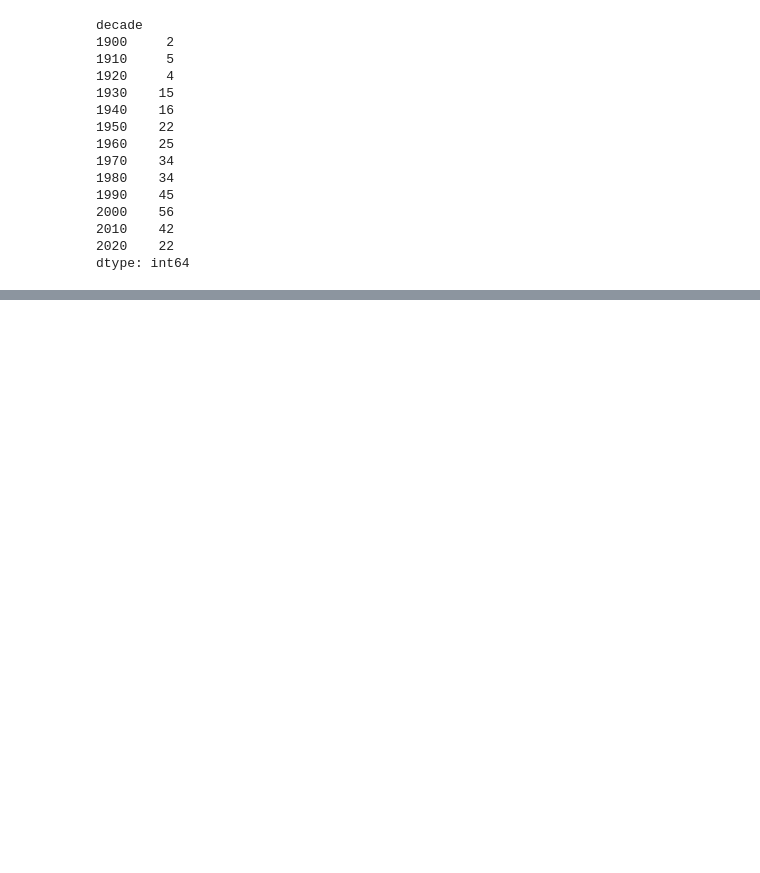
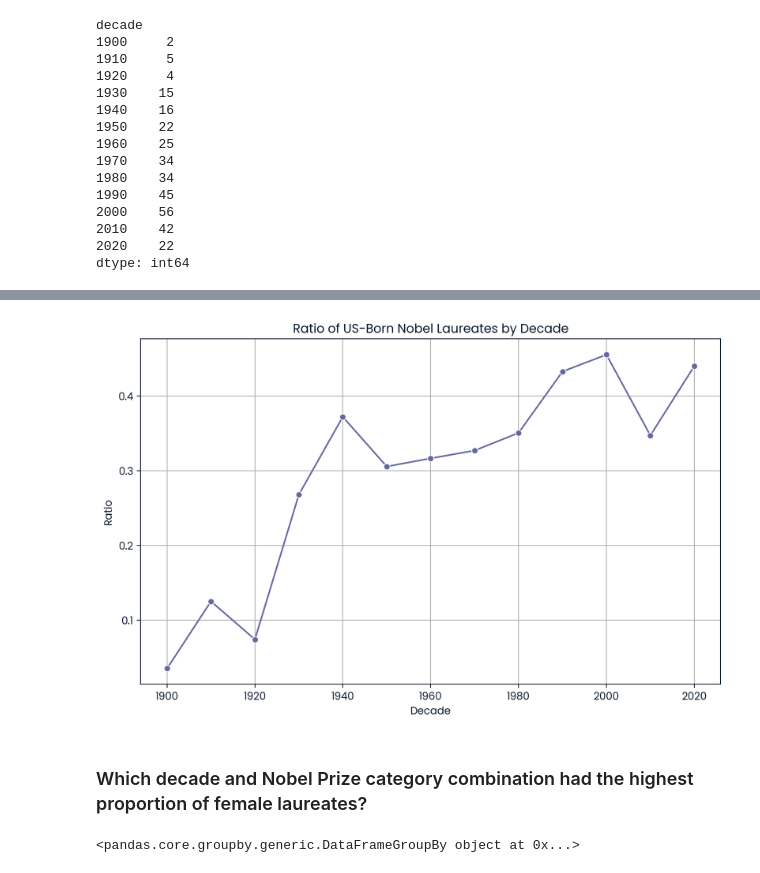
Before and after one commit to hibahdesu/Visualizing-the-History-of-Nobel-Prize-Winners, a Jupyter notebook: Analysis.ipynb, the cells around one changed output, grey strips where cells are left out. Drawn from its saved outputs; the diff is of its cells as text; code cells hidden in the pictures; blank space fills up the shorter version.

```diff
--- a/Analysis.ipynb
+++ b/Analysis.ipynb
@@ -286,8 +286,8 @@ us_born
 | 999 | 2023 | Economics | The Sveriges Riksbank Prize in Ec... | "for having advanced our understa... | 1/1 | 1034 | Individual | Claudia Goldin | ... |
 322 rows × 19 columns
 # %%
-us_decade = us_born.groupby('decade').size()
-us_decade
+decade_us = us_born.groupby('decade').size()
+decade_us
 # %% [output]
 decade
 1900     2
@@ -305,6 +305,7 @@ decade
 2020    22
 dtype: int64
 # %%
-max_decade_usa = (decade_total / us_decade).idxmax()
+decade_ratios = (decade_us / decade_total).fillna(0)
+max_decade_usa = int(decade_ratios.idxmax())
 max_decade_usa
 # %% [output]
@@ -317,0 +319,18 @@ The highest ratio of US-born Nobel Prize winners to total winners in all categor
+# %%
+plt.figure(figsize=(10, 6))
+sns.lineplot(x=decade_ratios.index, y=decade_ratios.values, marker='o')
+plt.title('Ratio of US-Born Nobel Laureates by Decade')
+plt.xlabel('Decade')
+plt.ylabel('Ratio')
+plt.grid(True)
+plt.show()
+# %% [output]
+[figure, added]
+# %% [markdown]
+### Which decade and Nobel Prize category combination had the highest proportion of female laureates?
+# %%
+# as we need to see the decade and category, we need to group the data based on it
+cat_combination = df.groupby(['decade', 'category'])
+cat_combination
+# %% [output]
+<pandas.core.groupby.generic.DataFrameGroupBy object at 0x...>
```
Also changed, not shown: parts of 17 cells of this notebook.
